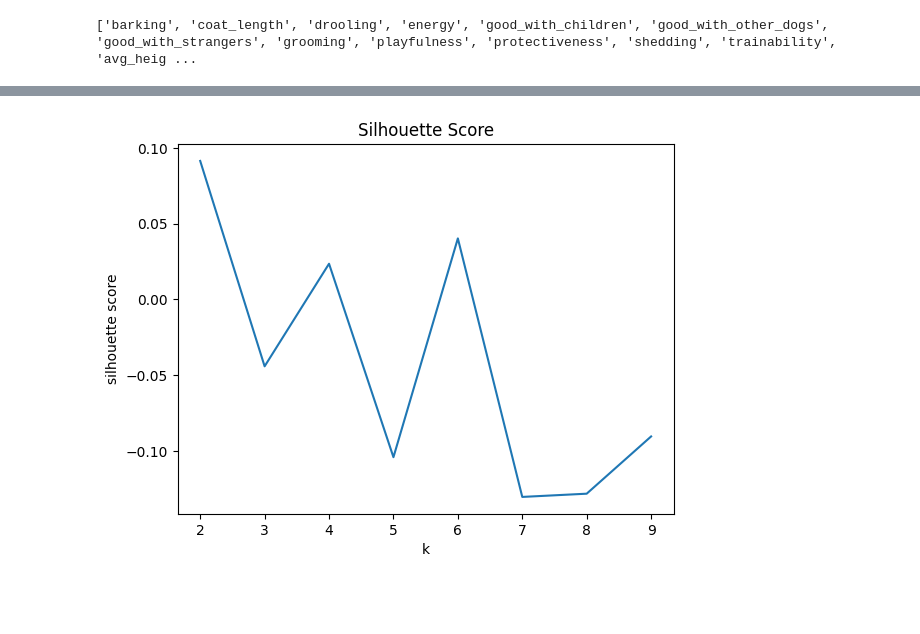
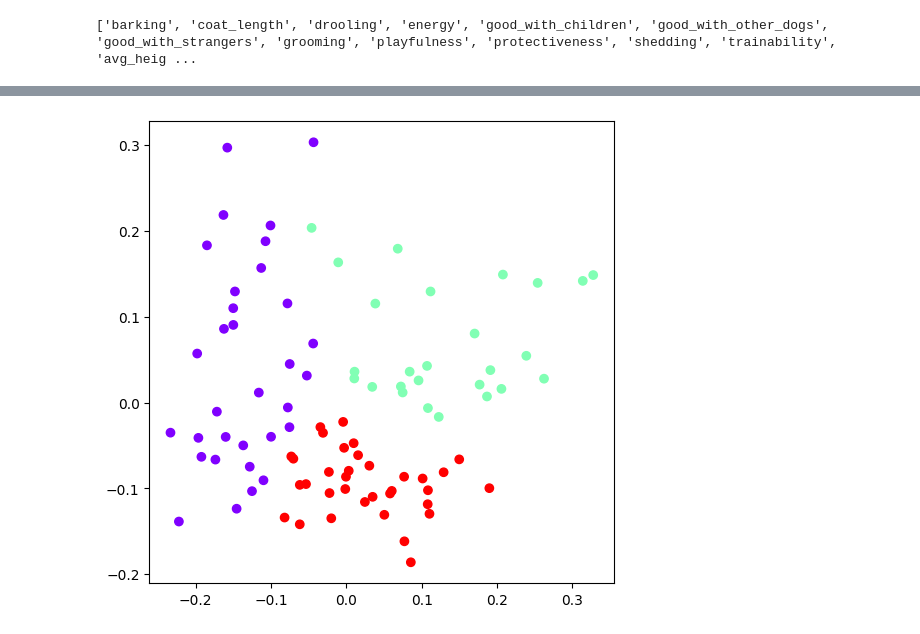
Before and after one commit to SeaSky2508/BDA-P1, a Jupyter notebook: code/data_quality_pipeline/data_visualization.ipynb, the cells around one changed output, grey strips where cells are left out. Saved outputs shown, nothing was run; the diff lists cells and outputs as text; code cells hidden in the pictures; blank space fills up the shorter version.

```diff
--- a/code/data_quality_pipeline/data_visualization.ipynb
+++ b/code/data_quality_pipeline/data_visualization.ipynb
@@ -506,8 +453,12 @@ Silhouette Score for k = 9 is -0.09049617200924527
-# %%
-plt.plot(range(2,10),silhouette_score)
-plt.xlabel('k')
-plt.ylabel('silhouette score')
-plt.title('Silhouette Score')
-plt.show()
-# %% [output]
-[figure, removed]
+# %%
+from sklearn.cluster import AgglomerativeClustering
+
+ac2 = AgglomerativeClustering(n_clusters = 3)
+
+# Visualitzem el clustering
+plt.figure(figsize =(6, 6))
+plt.scatter(X_principal['P1'], X_principal['P2'],
+           c = ac2.fit_predict(X_principal), cmap ='rainbow')
+plt.show()
+# %% [output]
+[figure, added]
```
Also changed, not shown: parts of 13 cells of this notebook, 1 other file.
